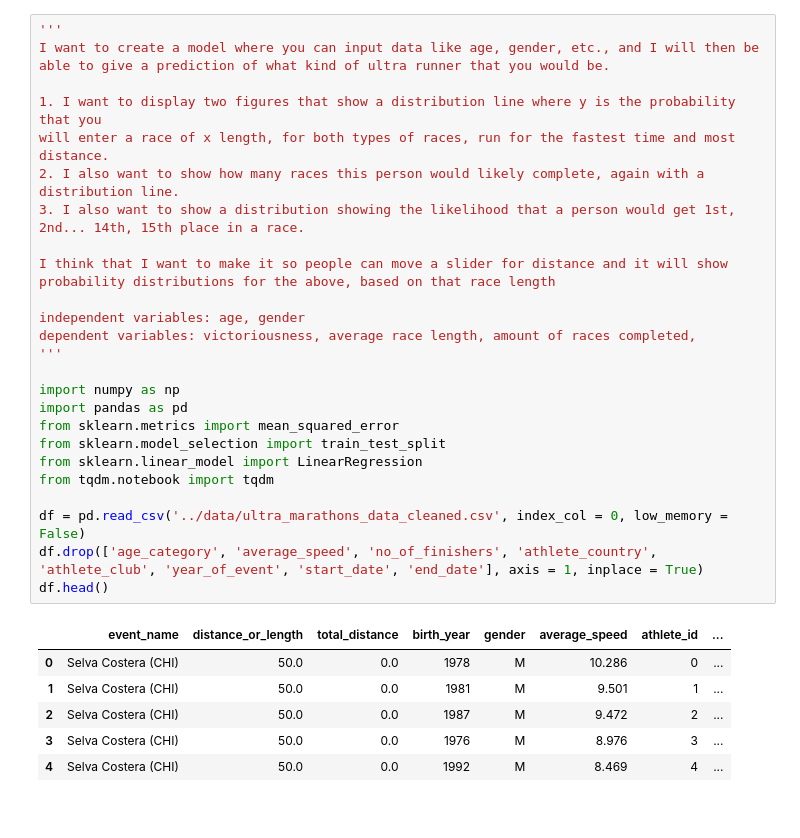
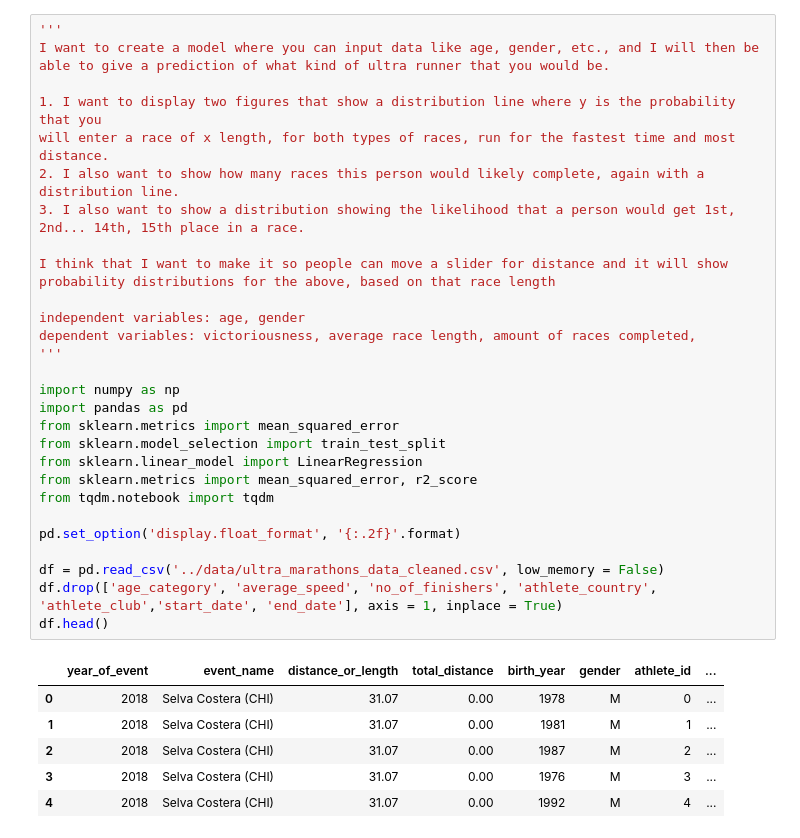
Before and after one commit to dmshakur/ultra-running-data-analysis, a Jupyter notebook: notebooks/m_linear_regression_model.ipynb, the cells around one changed output. Saved outputs shown, nothing was run; the diff lists cells and outputs as text.

```diff
--- a/notebooks/m_linear_regression_model.ipynb
+++ b/notebooks/m_linear_regression_model.ipynb
@@ -1,33 +1,36 @@
 # %%
 '''
 I want to create a model where you can input data like age, gender, etc., and I will then be
 able to give a prediction of what kind of ultra runner that you would be.
 
 1. I want to display two figures that show a distribution line where y is the probability that you
 will enter a race of x length, for both types of races, run for the fastest time and most distance.
 2. I also want to show how many races this person would likely complete, again with a distribution line.
 3. I also want to show a distribution showing the likelihood that a person would get 1st, 2nd... 14th, 15th place in a race.
 
 I think that I want to make it so people can move a slider for distance and it will show probability distributions for the above, based on that race length
 
 independent variables: age, gender
 dependent variables: victoriousness, average race length, amount of races completed,
 '''
 
 import numpy as np
 import pandas as pd
 from sklearn.metrics import mean_squared_error
 from sklearn.model_selection import train_test_split
 from sklearn.linear_model import LinearRegression
+from sklearn.metrics import mean_squared_error, r2_score
 from tqdm.notebook import tqdm
 
-df = pd.read_csv('../data/ultra_marathons_data_cleaned.csv', index_col = 0, low_memory = False)
-df.drop(['age_category', 'average_speed', 'no_of_finishers', 'athlete_country', 'athlete_club', 'year_of_event', 'start_date', 'end_date'], axis = 1, inplace = True)
+pd.set_option('display.float_format', '{:.2f}'.format)
+
+df = pd.read_csv('../data/ultra_marathons_data_cleaned.csv', low_memory = False)
+df.drop(['age_category', 'average_speed', 'no_of_finishers', 'athlete_country', 'athlete_club','start_date', 'end_date'], axis = 1, inplace = True)
 df.head()
 # %% [output]
-|  | event_name | distance_or_length | total_distance | birth_year | gender | average_speed | athlete_id | ... |
-| 0 | Selva Costera (CHI) | 50.0 | 0.0 | 1978 | M | 10.286 | 0 | ... |
-| 1 | Selva Costera (CHI) | 50.0 | 0.0 | 1981 | M | 9.501 | 1 | ... |
-| 2 | Selva Costera (CHI) | 50.0 | 0.0 | 1987 | M | 9.472 | 2 | ... |
-| 3 | Selva Costera (CHI) | 50.0 | 0.0 | 1976 | M | 8.976 | 3 | ... |
-| 4 | Selva Costera (CHI) | 50.0 | 0.0 | 1992 | M | 8.469 | 4 | ... |
+|  | year_of_event | event_name | distance_or_length | total_distance | birth_year | gender | athlete_id | ... |
+| 0 | 2018 | Selva Costera (CHI) | 31.07 | 0.00 | 1978 | M | 0 | ... |
+| 1 | 2018 | Selva Costera (CHI) | 31.07 | 0.00 | 1981 | M | 1 | ... |
+| 2 | 2018 | Selva Costera (CHI) | 31.07 | 0.00 | 1987 | M | 2 | ... |
+| 3 | 2018 | Selva Costera (CHI) | 31.07 | 0.00 | 1976 | M | 3 | ... |
+| 4 | 2018 | Selva Costera (CHI) | 31.07 | 0.00 | 1992 | M | 4 | ... |
```
Also changed, not shown: parts of 15 cells of this notebook, 1 other file.
